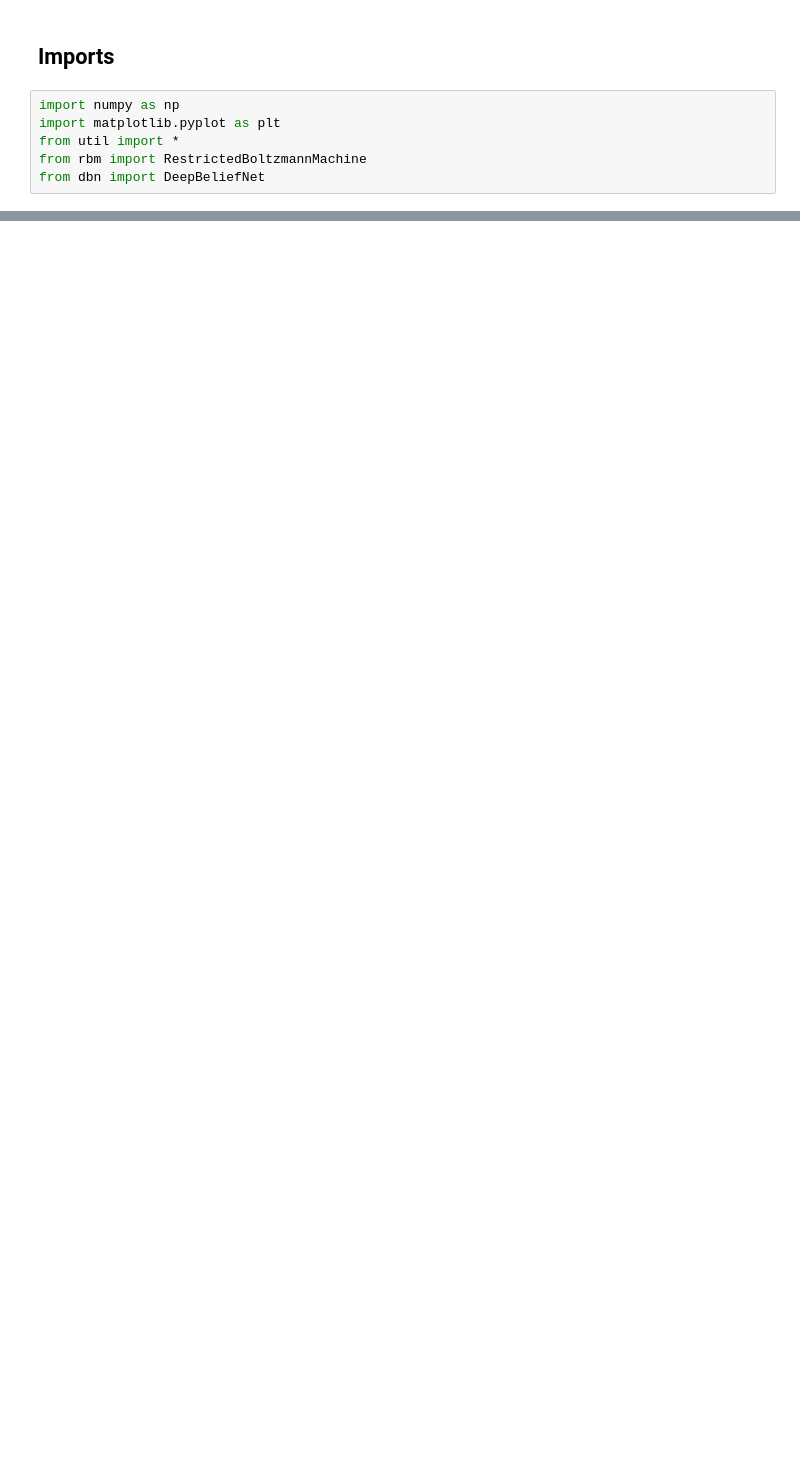
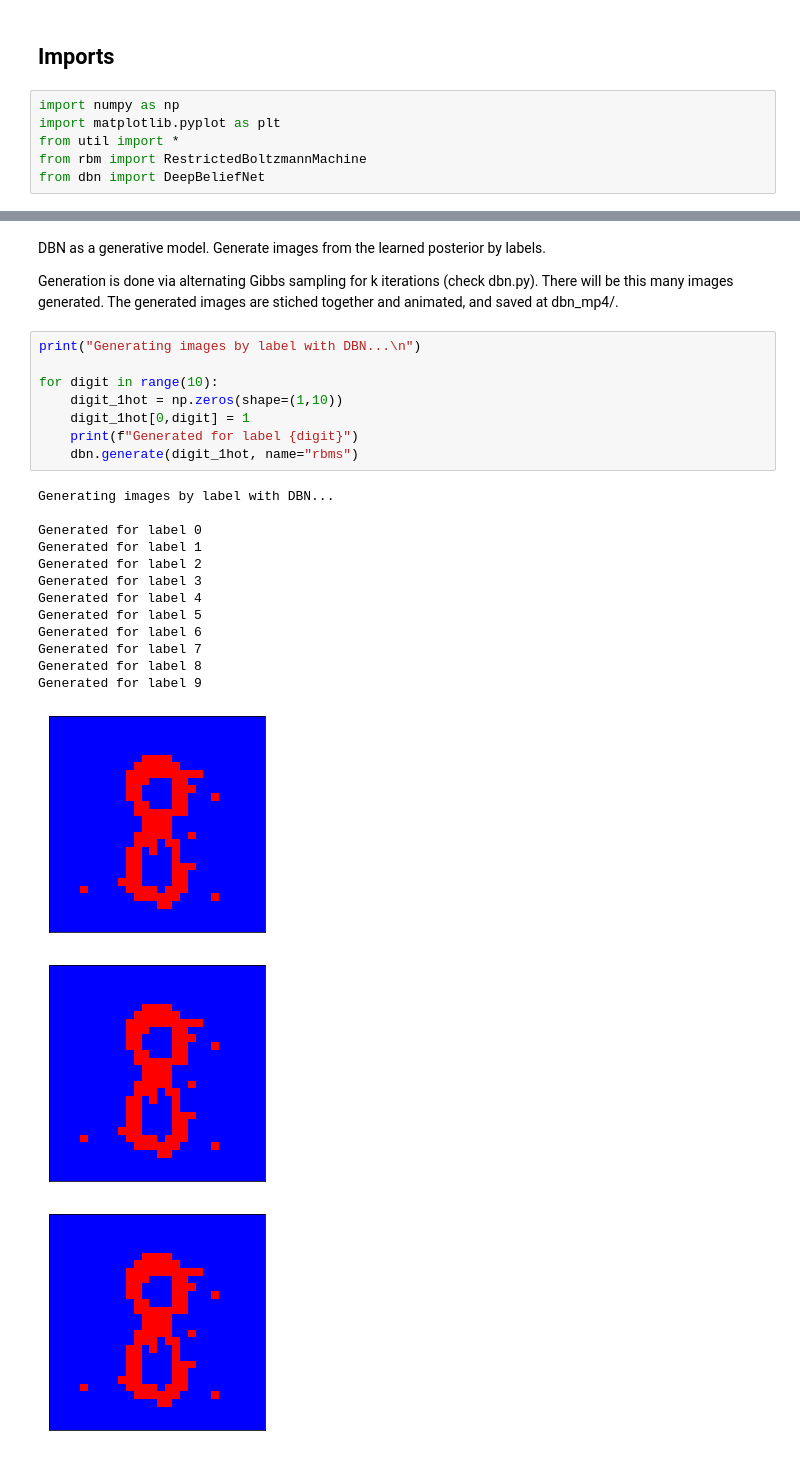
Before and after one commit to mark-antal-csizmadia/rbm_dbn, a Jupyter notebook: rbm_dbn.ipynb, the cells around one changed output, grey strips where cells are left out. Saved outputs shown, nothing was run; the diff lists cells and outputs as text; blank space fills up the shorter version.

```diff
--- a/rbm_dbn.ipynb
+++ b/rbm_dbn.ipynb
@@ -10,0 +204,28 @@ from dbn import DeepBeliefNet
+# %% [markdown]
+DBN as a generative model. Generate images from the learned posterior by labels.
+
+Generation is done via alternating Gibbs sampling for k iterations (check dbn.py). There will be this many images generated. The generated images are stiched together and animated, and saved at dbn_mp4/.
+# %%
+print("Generating images by label with DBN...\n")
+
+for digit in range(10):
+    digit_1hot = np.zeros(shape=(1,10))
+    digit_1hot[0,digit] = 1
+    print(f"Generated for label {digit}")
+    dbn.generate(digit_1hot, name="rbms")
+# %% [output]
+Generating images by label with DBN...
+
+Generated for label 0
+Generated for label 1
+Generated for label 2
+Generated for label 3
+Generated for label 4
+Generated for label 5
+Generated for label 6
+Generated for label 7
+Generated for label 8
+Generated for label 9
+[figure, added]
+[figure, added]
+[figure, added]
```
Also changed, not shown: parts of 16 cells of this notebook, 58 other files.
